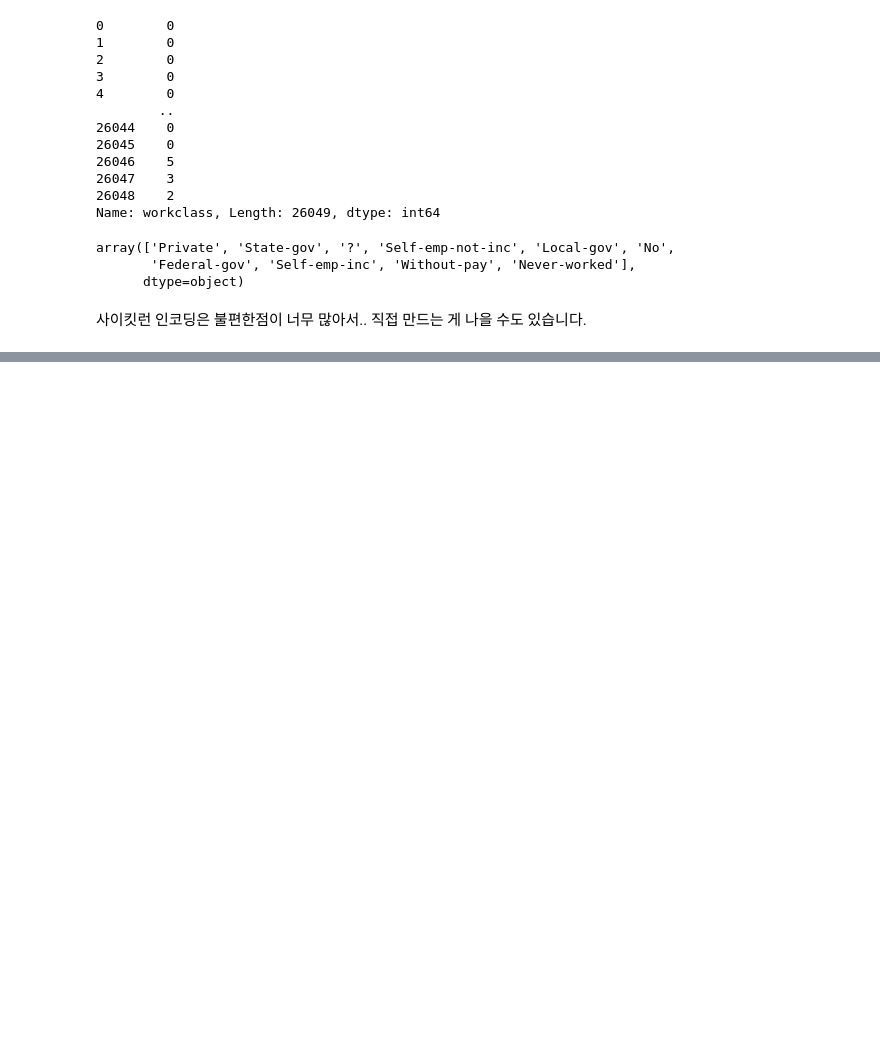
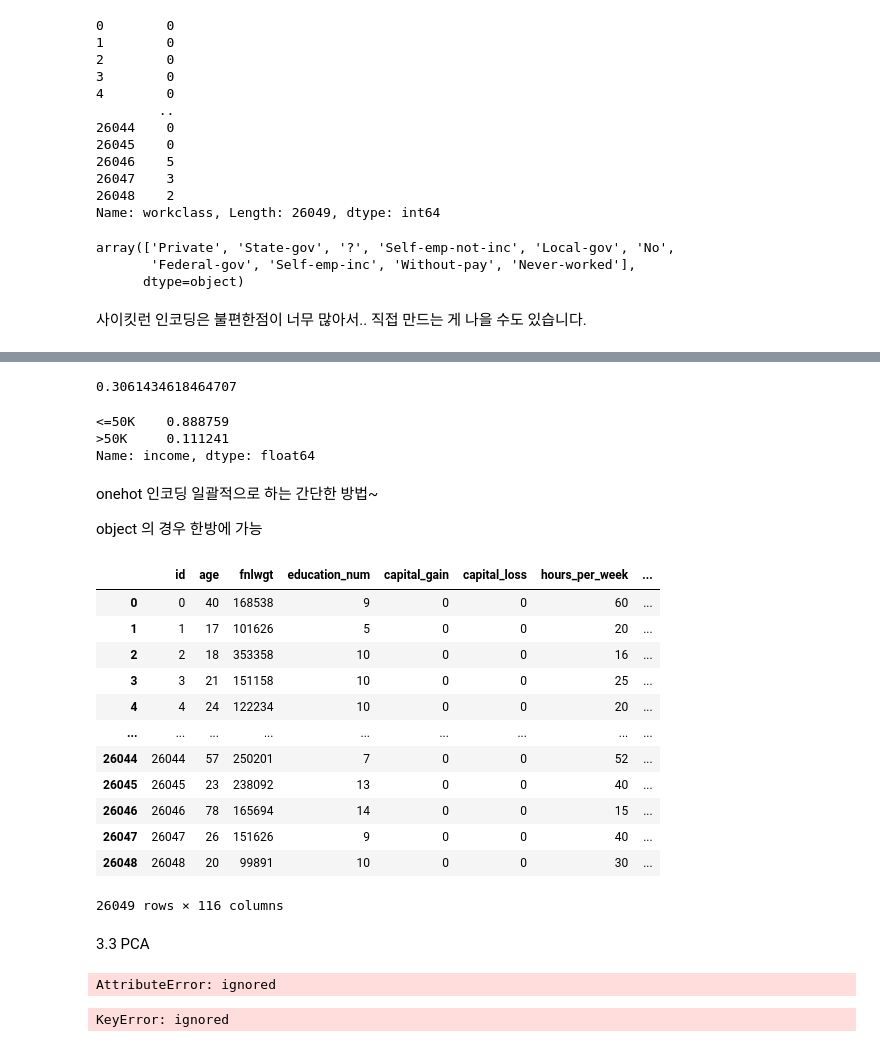
Before and after one commit to Kwangbin/Keras_Basic, a Jupyter notebook: kaggle_sk_001.ipynb, the cells around one changed output, grey strips where cells are left out. Cells and saved outputs as stored; diff of their text form; code cells hidden in the pictures; blank space fills up the shorter version.

```diff
--- a/kaggle_sk_001.ipynb
+++ b/kaggle_sk_001.ipynb
@@ -912,0 +950,34 @@ array(['Private', 'State-gov', '?', 'Self-emp-not-inc', 'Local-gov', 'No',
+# %%
+(male_positive.value_counts() / male_positive.shape[0]).iloc[1]
+# %% [output]
+0.3061434618464707
+# %%
+female_positive.value_counts() / female_positive.shape[0]
+# %% [output]
+<=50K    0.888759
+>50K     0.111241
+Name: income, dtype: float64
+# %% [markdown]
+onehot 인코딩 일괄적으로 하는 간단한 방법~
+
+object 의 경우  한방에 가능
+# %%
+dummied = pd.get_dummies(train)
+# %%
+dummied
+# %% [output]
+|  | id | age | fnlwgt | education_num | capital_gain | capital_loss | hours_per_week | ... |
+| 0 | 0 | 40 | 168538 | 9 | 0 | 0 | 60 | ... |
+| 1 | 1 | 17 | 101626 | 5 | 0 | 0 | 20 | ... |
+| 2 | 2 | 18 | 353358 | 10 | 0 | 0 | 16 | ... |
+| 3 | 3 | 21 | 151158 | 10 | 0 | 0 | 25 | ... |
+| 4 | 4 | 24 | 122234 | 10 | 0 | 0 | 20 | ... |
+| ... | ... | ... | ... | ... | ... | ... | ... | ... |
+| 26044 | 26044 | 57 | 250201 | 7 | 0 | 0 | 52 | ... |
+| 26045 | 26045 | 23 | 238092 | 13 | 0 | 0 | 40 | ... |
+| 26046 | 26046 | 78 | 165694 | 14 | 0 | 0 | 15 | ... |
+| 26047 | 26047 | 26 | 151626 | 9 | 0 | 0 | 40 | ... |
+| 26048 | 26048 | 20 | 99891 | 10 | 0 | 0 | 30 | ... |
+26049 rows × 116 columns
+# %% [markdown]
+3.3 PCA
@@ -912,0 +987,8 @@ array(['Private', 'State-gov', '?', 'Self-emp-not-inc', 'Local-gov', 'No',
+# %%
+pca.explained_variance_
+# %% [output]
+AttributeError: ignored
+# %%
+dummied = dummied.drop(columns=['id', 'income_<=50K', 'income_>50K'])
+# %% [output]
+KeyError: ignored
```
Also changed, not shown: parts of 25 cells of this notebook.
